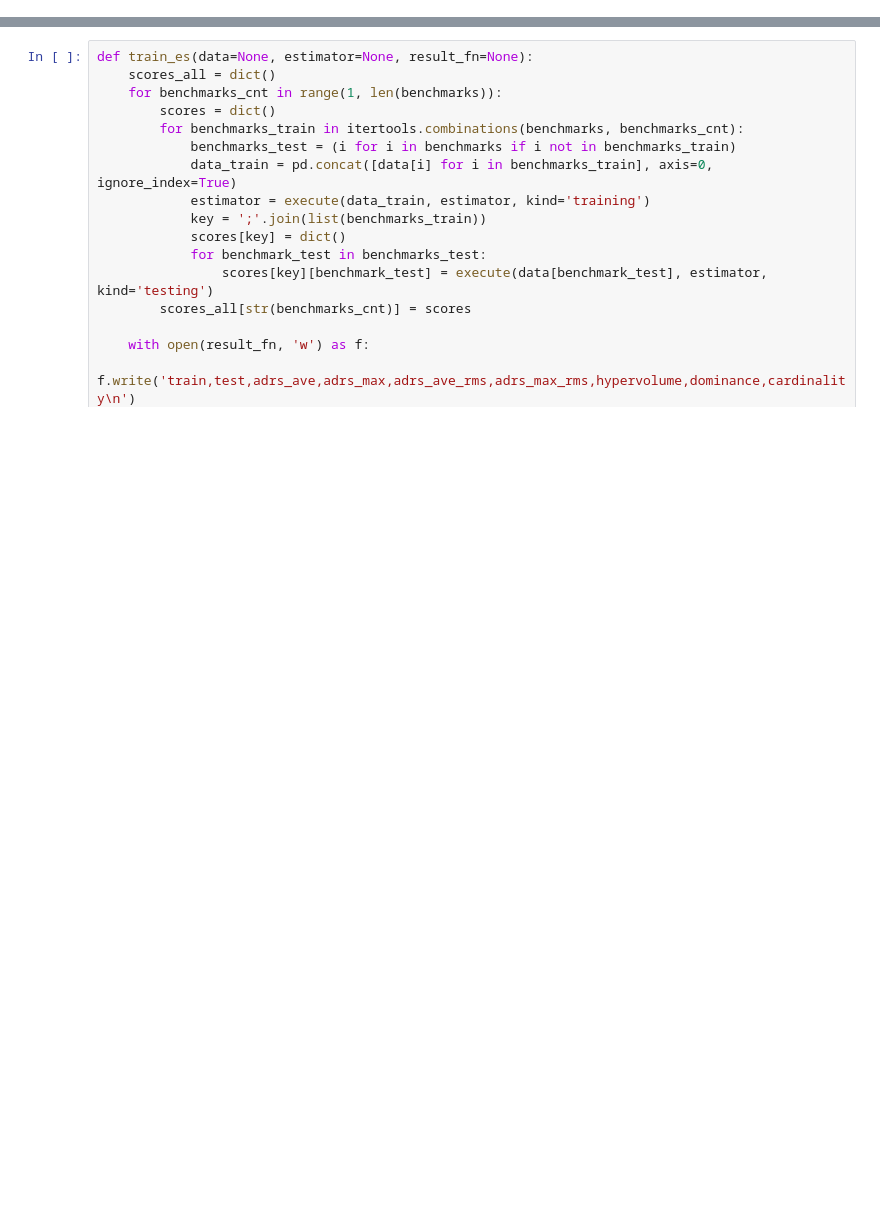
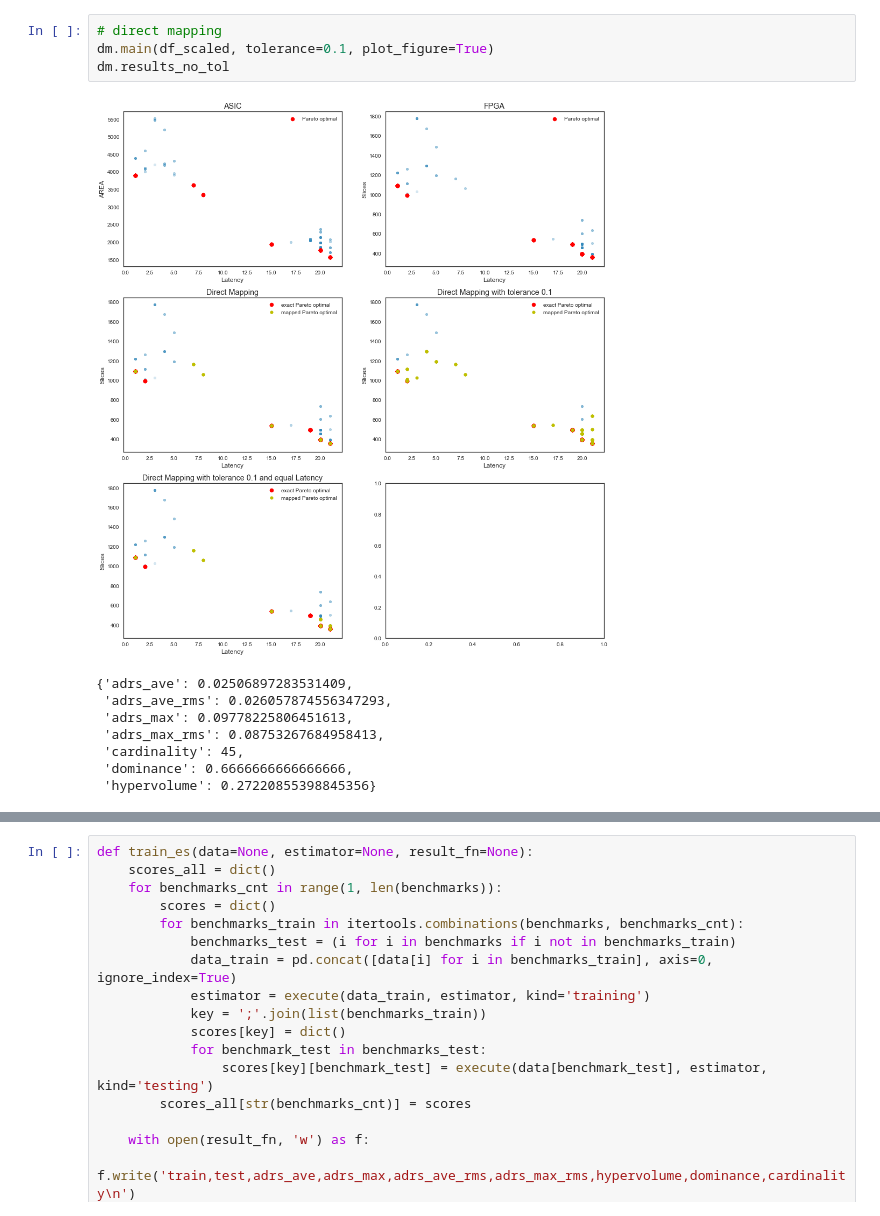
Before and after one commit to freelsn/dse-scripts, a Jupyter notebook: IN-PROGRESS/trade-off-prediction/train multiple benchmarks exhaustive search.ipynb, the cells around one changed output, grey strips where cells are left out. Cells and saved outputs as stored; diff of their text form; blank space fills up the shorter version.

```diff
--- a/IN-PROGRESS/trade-off-prediction/train multiple benchmarks exhaustive search.ipynb
+++ b/IN-PROGRESS/trade-off-prediction/train multiple benchmarks exhaustive search.ipynb
@@ -38,0 +63,13 @@ def execute(df, estimator, kind):
+# %%
+# direct mapping
+dm.main(df_scaled, tolerance=0.1, plot_figure=True)
+dm.results_no_tol
+# %% [output]
+[figure, added]
+{'adrs_ave': 0.02506897283531409,
+ 'adrs_ave_rms': 0.026057874556347293,
+ 'adrs_max': 0.09778225806451613,
+ 'adrs_max_rms': 0.08753267684958413,
+ 'cardinality': 45,
+ 'dominance': 0.6666666666666666,
+ 'hypervolume': 0.27220855398845356}
```
Also changed, not shown: parts of 22 cells of this notebook, 22 other files.
